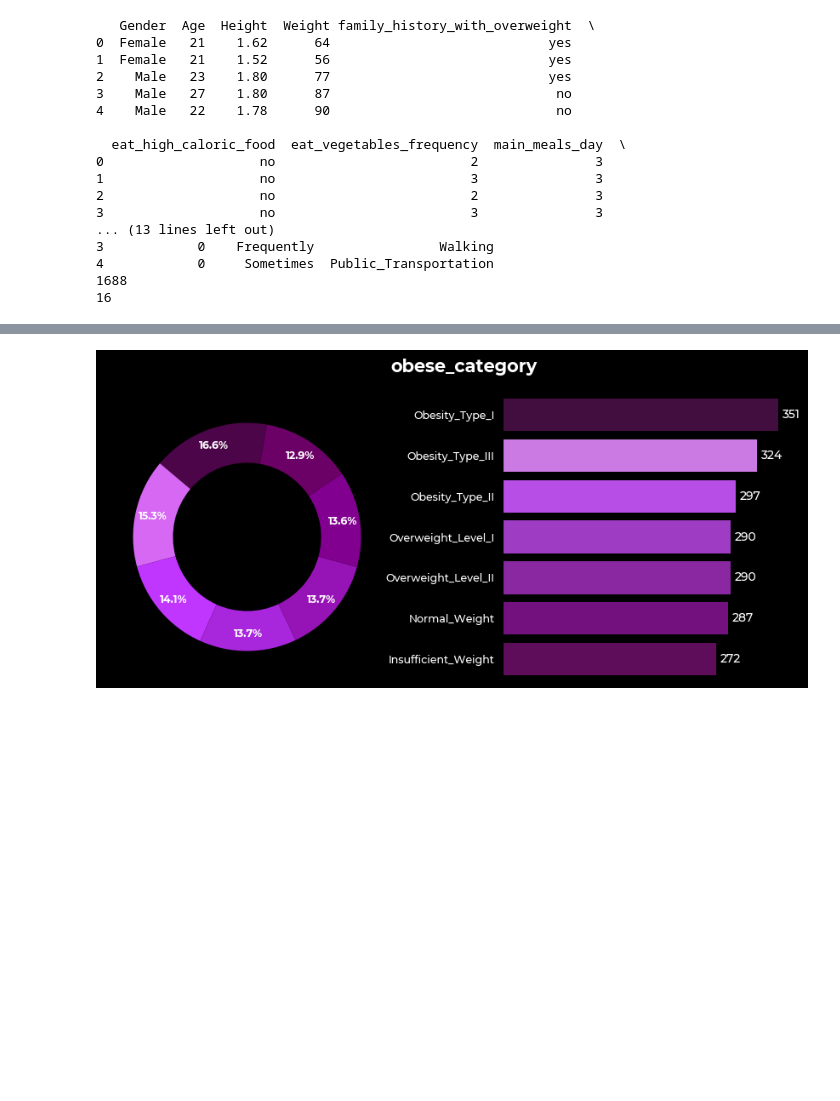
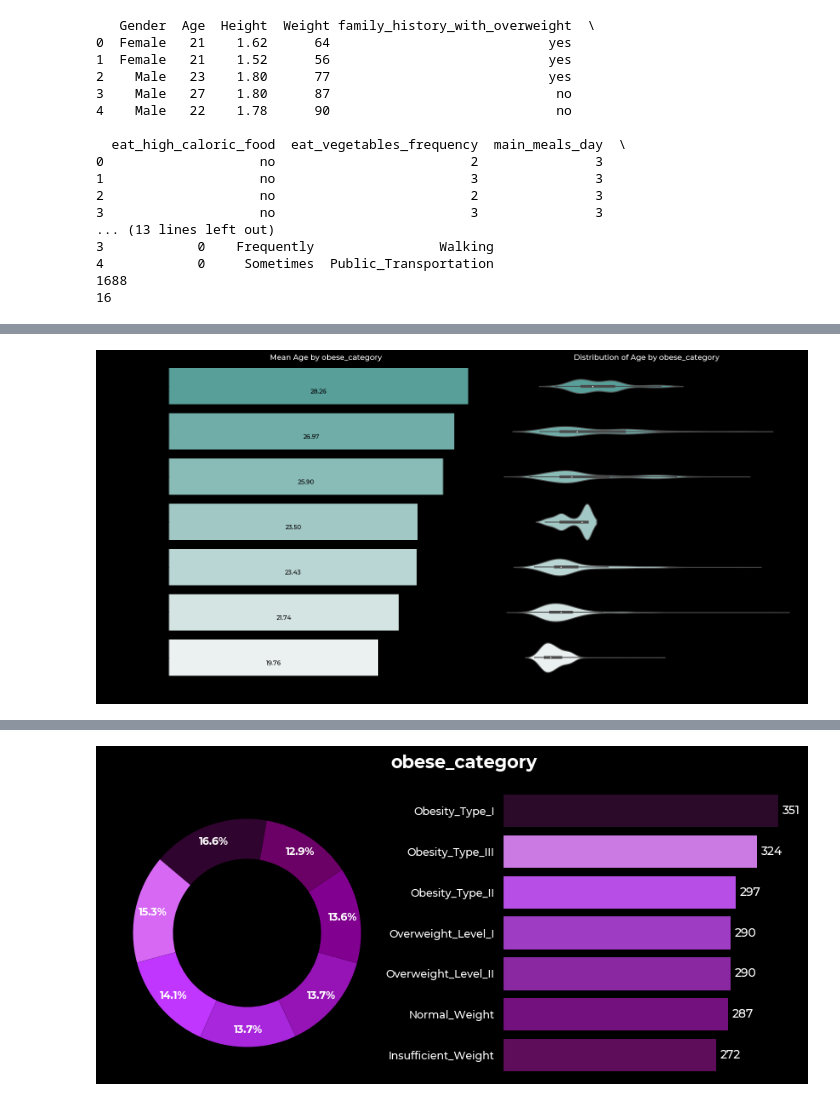
Before and after one commit to tomjoyce1/obesity, a Jupyter notebook: visualisation.ipynb, the cells around one changed output, grey strips where cells are left out. Drawn from its saved outputs; the diff is of its cells as text; code cells hidden in the pictures; blank space fills up the shorter version.

```diff
--- a/visualisation.ipynb
+++ b/visualisation.ipynb
@@ -44,3 +55,29 @@ print(X_train.shape[1])
+# %%
+fig, axes = plt.subplots(1, 2, figsize=(16, 8))
+ax1 = axes[0]
+df_sort = df.groupby('obese_category')['Age'].mean().sort_values(ascending=False).index
+sns.barplot(x='Age', y='obese_category', data=df, palette='light:#4caba4_r', order=df_sort,
+            estimator=np.mean, ci=None, errwidth=0, ax=ax1)
+for p in ax1.patches:
+    ax1.annotate(f'{p.get_width():.2f}', (p.get_x() + p.get_width() / 2., p.get_y() + p.get_height()),
+                ha='center', va='center', xytext=(0, 20), textcoords='offset points', fontsize=10, color='black')
+ax1.set_title('Mean Age by obese_category')
+ax1.set_xlabel('Age')
+ax1.set_ylabel('')
+sns.despine(left=True, bottom=True, ax=ax1)
+
+# Violin Plot
+ax2 = axes[1]
+sns.violinplot(x='Age', y='obese_category', data=df, palette='light:#4caba4_r', order=df_sort, ax=ax2)
+ax2.set_title('Distribution of Age by obese_category')
+ax2.set_ylabel("")
+plt.yticks([])
+sns.despine(left=True, bottom=True, ax=ax2)
+plt.tight_layout()
+plt.show()
+#Normal Weight or Insufficient weight people seems to be yonger on an average than the rest
+# %% [output]
+[figure, added]
 # %%
 #Only for numerical ones, not categroical
 # Assuming X_train is your DataFrame
```
Also changed, not shown: parts of 4 cells of this notebook, 1 other file.
